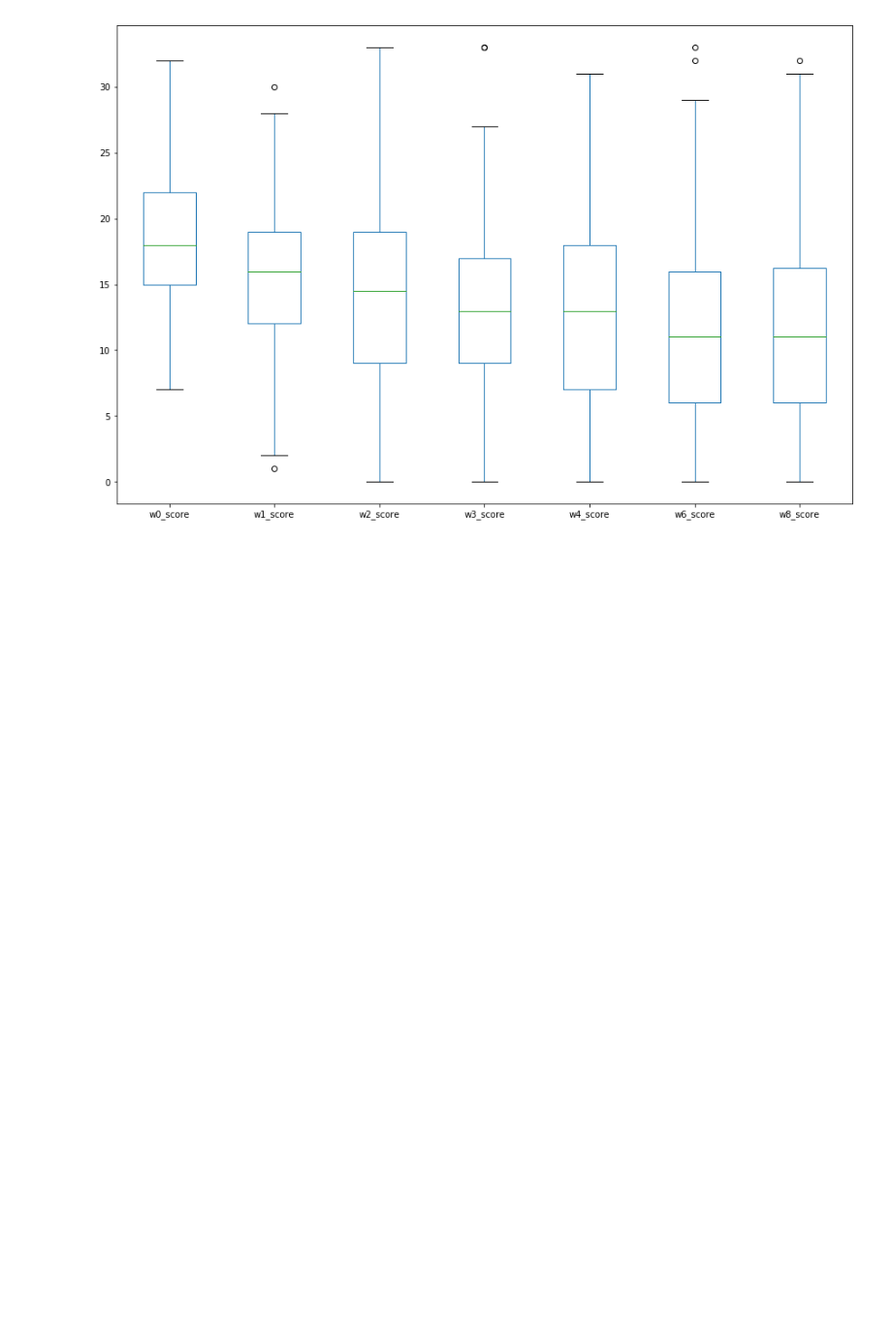
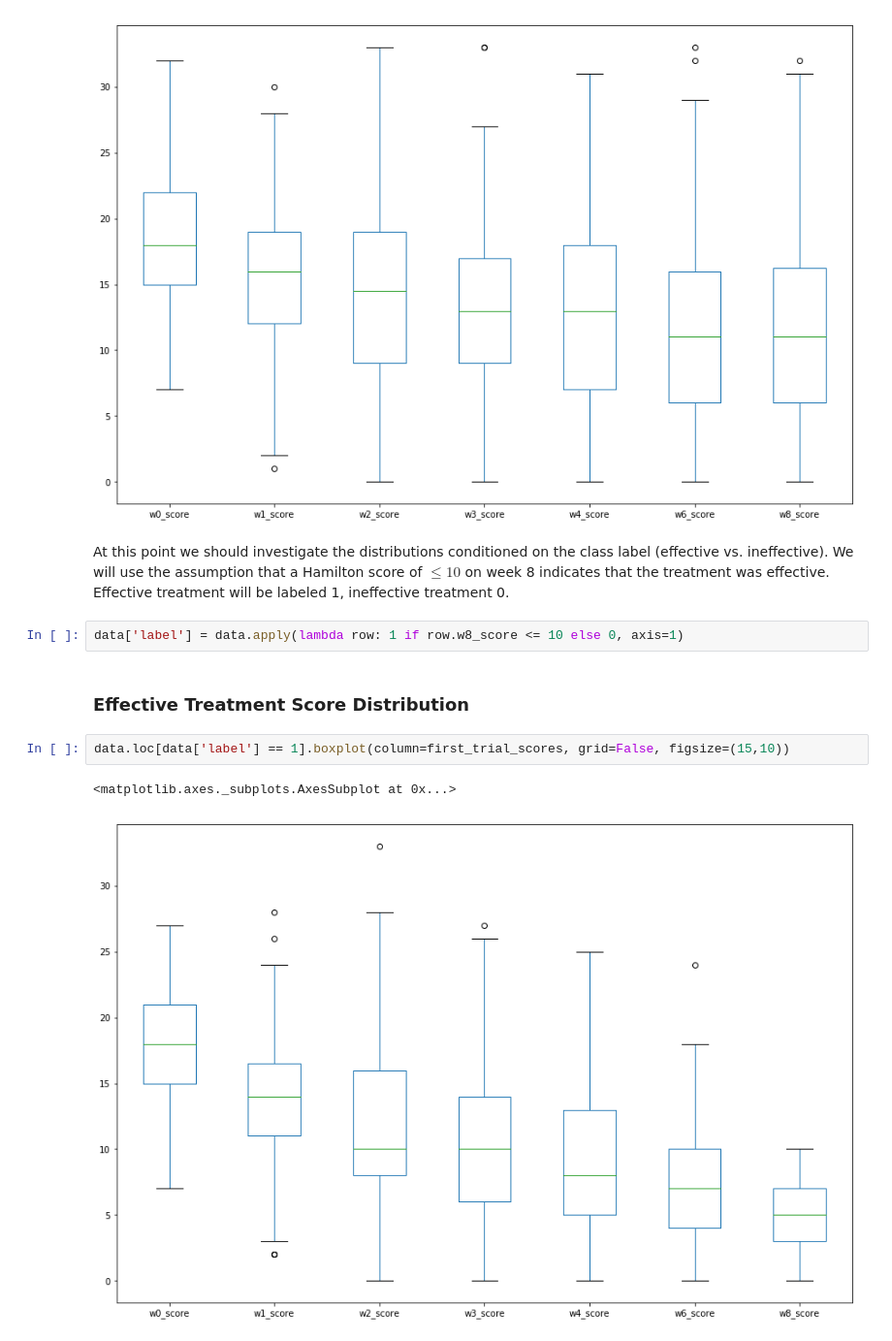
Before and after one commit to moduIo/Clinical-Depression-Study, a Jupyter notebook: main.ipynb, the cells around one changed output. Shown: that part at 97% size. Cells and saved outputs as stored; diff of their text form; blank space fills up the shorter version.

Commit message:
Add box plots conditioned by label

```diff
--- a/main.ipynb
+++ b/main.ipynb
@@ -66,3 +68,14 @@ data.boxplot(column=first_trial_scores, grid=False, figsize=(15,10))
 # %% [output]
 <matplotlib.axes._subplots.AxesSubplot at 0x...>
 [figure]
+# %% [markdown]
+At this point we should investigate the distributions conditioned on the class label (effective vs. ineffective).  We will use the assumption that a Hamilton score of $\leq 10$ on week 8 indicates that the treatment was effective.  Effective treatment will be labeled 1, ineffective treatment 0.
+# %%
+data['label'] = data.apply(lambda row: 1 if row.w8_score <= 10 else 0, axis=1)
+# %% [markdown]
+### Effective Treatment Score Distribution
+# %%
+data.loc[data['label'] == 1].boxplot(column=first_trial_scores, grid=False, figsize=(15,10))
+# %% [output]
+<matplotlib.axes._subplots.AxesSubplot at 0x...>
+[figure, added]
```
Also changed, not shown: parts of 5 cells of this notebook.
